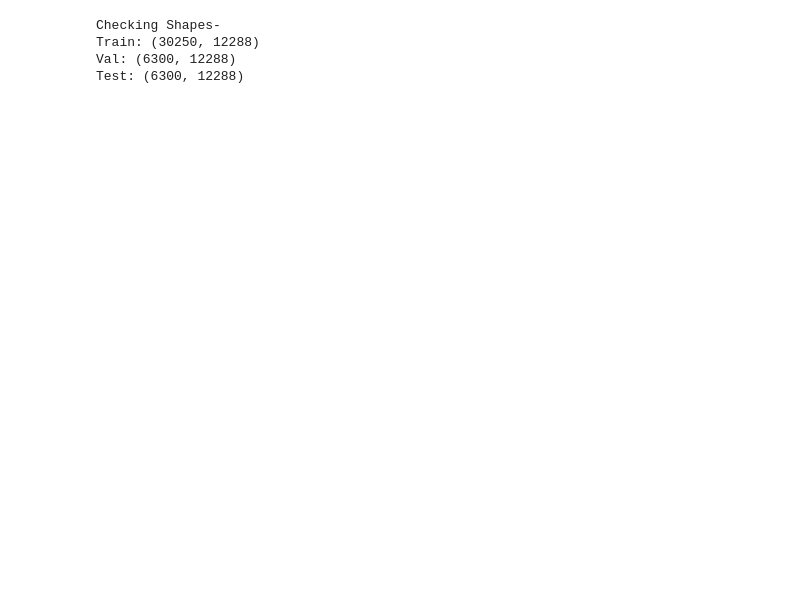
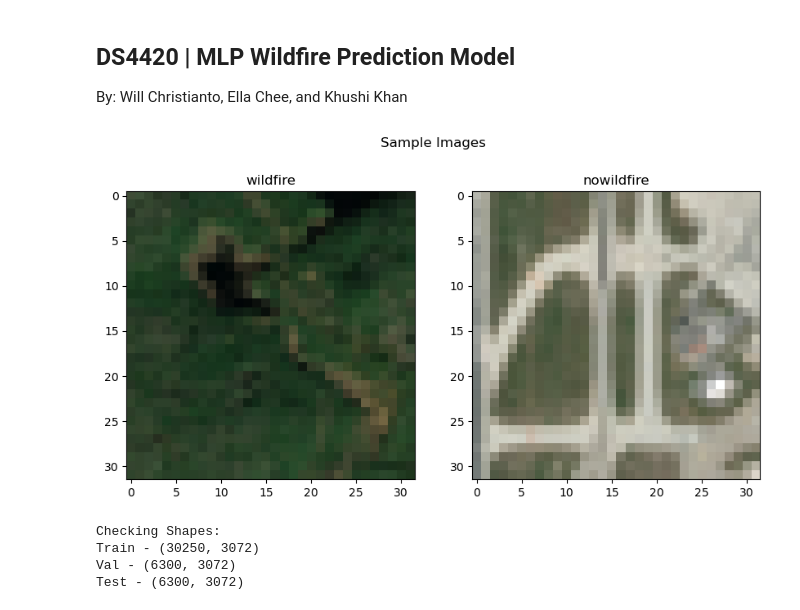
Before and after one commit to khushikhan0/ds4420_project, a Jupyter notebook: mlp.ipynb, the cells around one changed output. Drawn from its saved outputs; the diff is of its cells as text; code cells hidden in the pictures; blank space fills up the shorter version.

Commit message:
in progress changes of model tuning

```diff
--- a/mlp.ipynb
+++ b/mlp.ipynb
@@ -1,3 +1,6 @@
+# %% [markdown]
+## DS4420 | MLP Wildfire Prediction Model
+By: Will Christianto, Ella Chee, and Khushi Khan
 # %%
 # installing libraries and packages
 import os
@@ -6,7 +9,11 @@ from PIL import Image, ImageFile
 # %%
 # global variables
 data_directory = os.path.expanduser("~/.cache/kagglehub/datasets/abdelghaniaaba/wildfire-prediction-dataset/versions/1")
-image_dimension = (64, 64)
+
+# dimension reduction for further processing
+image_dimension = (32, 32)
+
+# binary classification
 classification = ["wildfire", "nowildfire"]
 # %%
 # Enables python imaging library to load truncated images
@@ -38,3 +43,20 @@ def load_images(split_dir, image_dimension, classification):
+# %%
+# displaying sample images of wildfire present and no wildfire present
+fig, axes = plt.subplots(1, 2, figsize=(10, 5))
+
+for i, cls in enumerate(classification):
+    cls_path = os.path.join(data_directory, "train", cls)
+    sample_file = os.listdir(cls_path)[0]
+    img = Image.open(os.path.join(cls_path, sample_file)).convert("RGB")
+    img = img.resize(image_dimension)
+
+    axes[i].imshow(img)
+    axes[i].set_title(cls)
+
+plt.suptitle("Sample Images")
+plt.show()
+# %% [output]
+[figure, added]
 # %%
 # creating directory splits for train, test, and valid samples
 X_train, y_train = load_images(os.path.join(data_directory, "train"), image_dimension, classification)
@@ -42,14 +64,14 @@ X_val,   y_val   = load_images(os.path.join(data_directory, "valid"), image_dime
 X_test,  y_test  = load_images(os.path.join(data_directory, "test"),  image_dimension, classification)
 # %%
 # Checking array dimensions
-print("Checking Shapes-")
-print(f"Train: {X_train.shape}")
-print(f"Val: {X_val.shape}")
-print(f"Test: {X_test.shape}")
+print("Checking Shapes:")
+print(f"Train - {X_train.shape}")
+print(f"Val - {X_val.shape}")
+print(f"Test - {X_test.shape}")
 # %% [output]
-Checking Shapes-
-Train: (30250, 12288)
-Val: (6300, 12288)
-Test: (6300, 12288)
+Checking Shapes:
+Train - (30250, 3072)
+Val - (6300, 3072)
+Test - (6300, 3072)
 # %%
 # Normalizing pixel data as MLP is sensitive to feature scale
```
Also changed, not shown: parts of 11 cells of this notebook, 1 other file.
